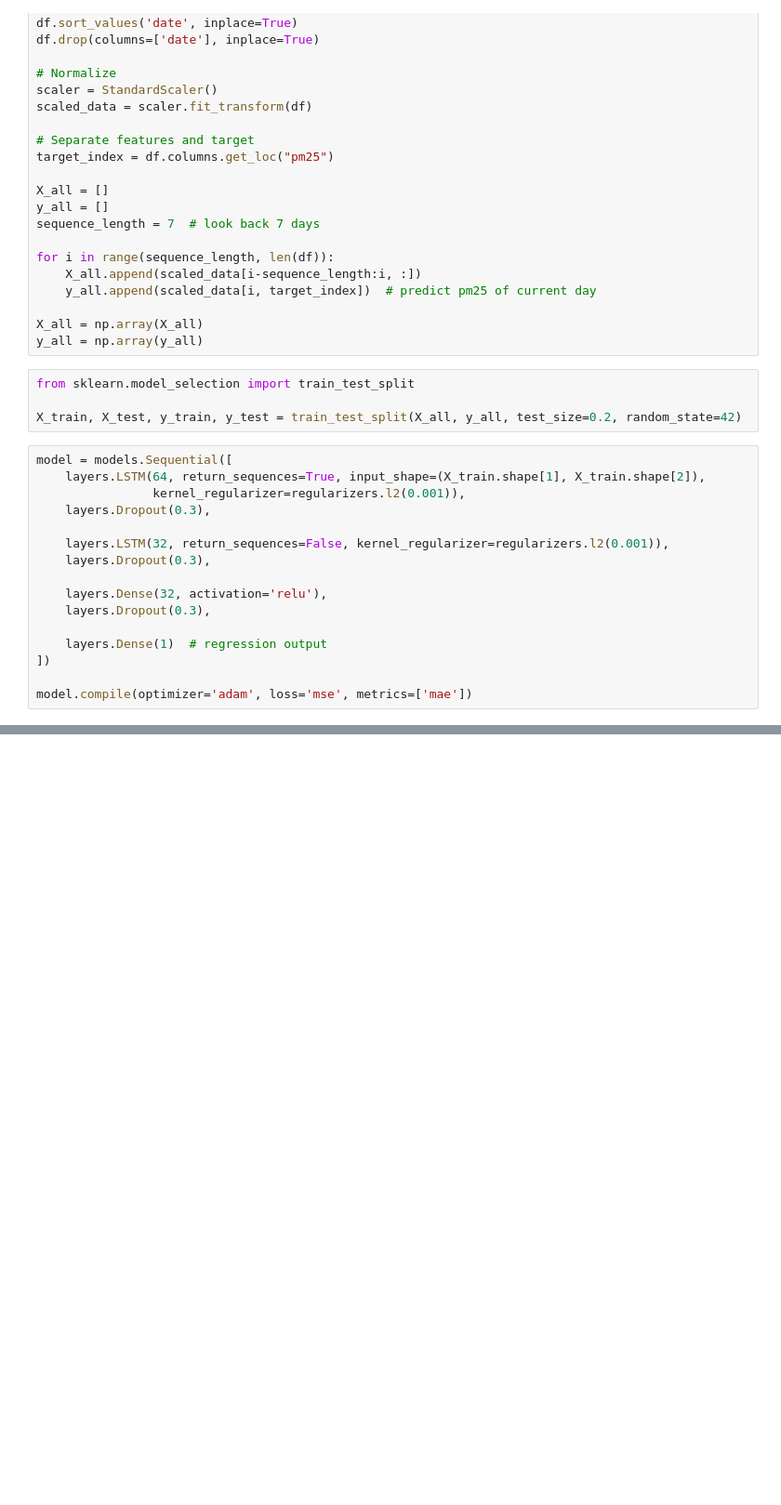
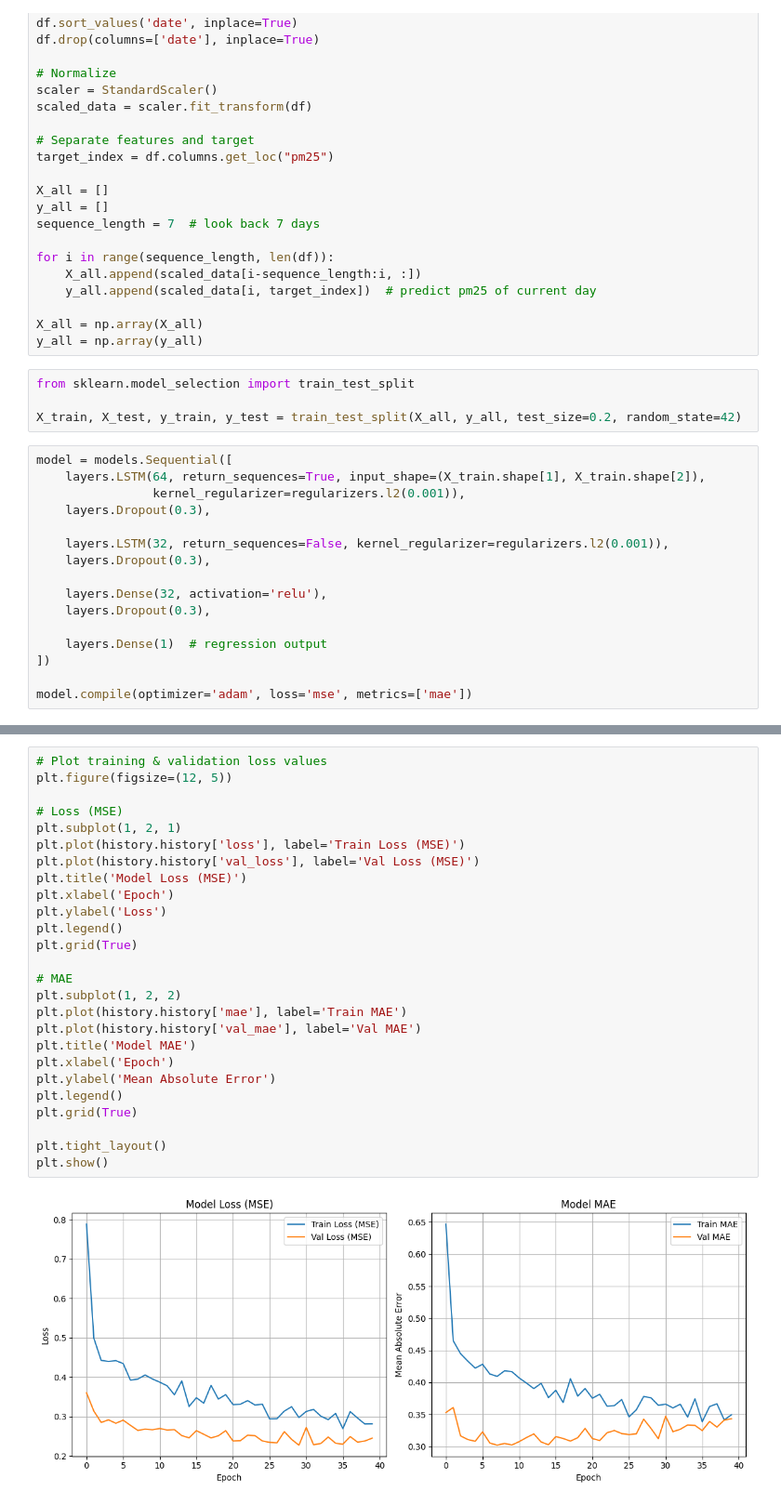
Before and after one commit to asif642/Air_quality_prediction, a Jupyter notebook: lstm_based.ipynb, the cells around one changed output, grey strips where cells are left out. Shown at 93% size. Cells and saved outputs as stored; diff of their text form; blank space fills up the shorter version.

Commit message:
edited train and eval

```diff
--- a/lstm_based.ipynb
+++ b/lstm_based.ipynb
@@ -114,0 +135,28 @@ plt.show()
+# %%
+# Plot training & validation loss values
+plt.figure(figsize=(12, 5))
+
+# Loss (MSE)
+plt.subplot(1, 2, 1)
+plt.plot(history.history['loss'], label='Train Loss (MSE)')
+plt.plot(history.history['val_loss'], label='Val Loss (MSE)')
+plt.title('Model Loss (MSE)')
+plt.xlabel('Epoch')
+plt.ylabel('Loss')
+plt.legend()
+plt.grid(True)
+
+# MAE
+plt.subplot(1, 2, 2)
+plt.plot(history.history['mae'], label='Train MAE')
+plt.plot(history.history['val_mae'], label='Val MAE')
+plt.title('Model MAE')
+plt.xlabel('Epoch')
+plt.ylabel('Mean Absolute Error')
+plt.legend()
+plt.grid(True)
+
+plt.tight_layout()
+plt.show()
+# %% [output]
+[figure, added]
```
Also changed, not shown: parts of 4 cells of this notebook, 15 other files.
